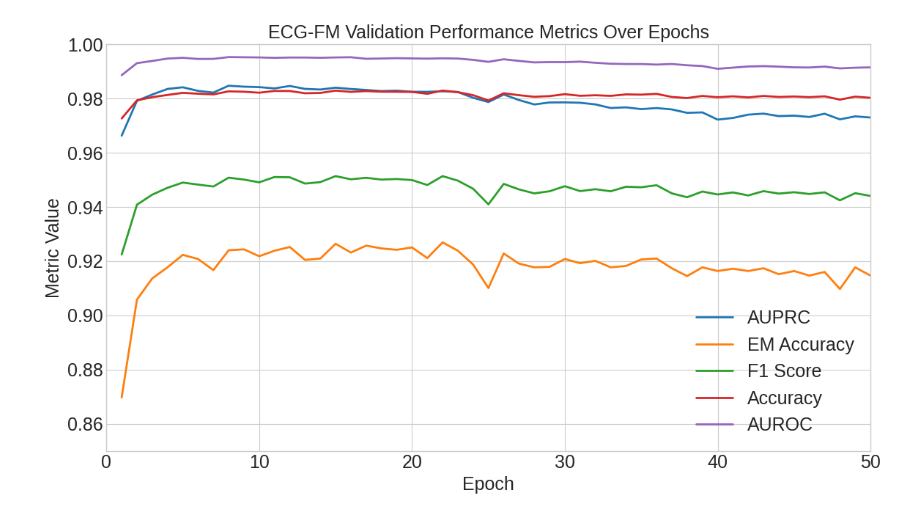
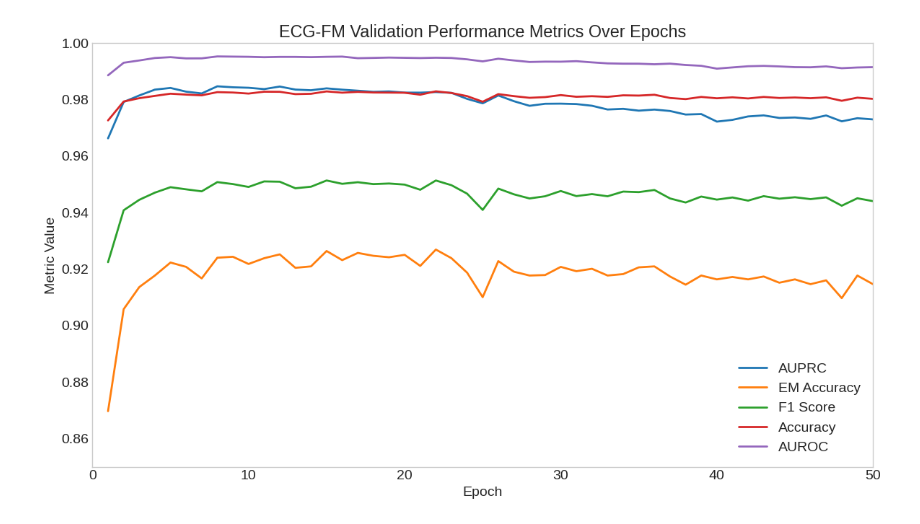
Before and after one commit to andresalvarezolmo/ECG-FM, a Jupyter notebook: notebooks/final-results/validation-results.ipynb, the cells around one changed output. Cells and saved outputs as stored; diff of their text form; code cells hidden in the pictures.

Commit message:
performance figure

```diff
--- a/notebooks/final-results/validation-results.ipynb
+++ b/notebooks/final-results/validation-results.ipynb
@@ -11,32 +11,33 @@ metrics = {
     "EM Accuracy": "em_accuracy",
     "F1 Score": "f1",
     "Accuracy": "accuracy",
     "AUROC": "auroc"
 }
 
 plt.rcParams.update({
-    "font.size": 22,
+    "font.size": 14,
 })
 
 colors = plt.get_cmap("tab10")
 
 plt.figure(figsize=(12, 7))
 plt.style.use("seaborn-v0_8-whitegrid")
 
 for i, (label, col) in enumerate(metrics.items()):
     plt.plot(df["epoch"], df[col], label=label, color=colors(i), linewidth=2)
 
 plt.xlabel("Epoch")
 plt.ylabel("Metric Value")
 plt.title("ECG-FM Validation Performance Metrics Over Epochs")
 plt.legend(loc="best")
 plt.ylim(0.85, 1)
 plt.xlim(0, 50)
 plt.tight_layout()
+plt.grid(False)
 
 output_file = "/home/aa2650/playground/ECG-FM/results/validation_metrics.png"
 
 plt.savefig(output_file, dpi=300, bbox_inches="tight")
 plt.show()
 # %% [output]
-[figure, old version]
+[figure, new version]
```
Also changed, not shown: 1 other file.
